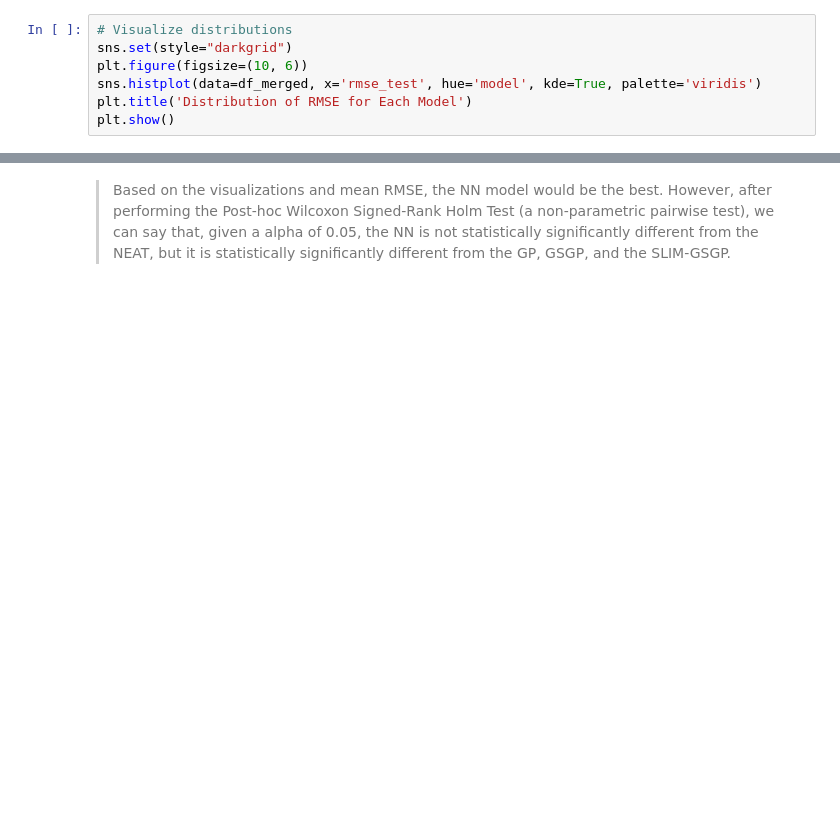
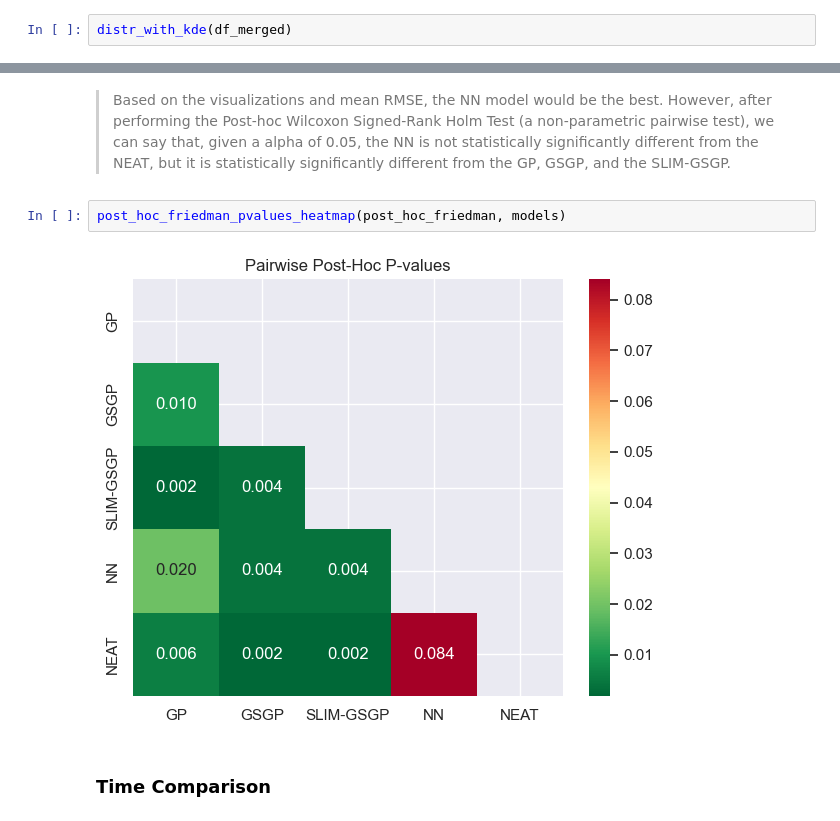
Before and after one commit to LeonardoDiCaterina/Neural_Evo_Learn, a Jupyter notebook: Notebooks/main_all_models.ipynb, the cells around one changed output, grey strips where cells are left out. Drawn from its saved outputs; the diff is of its cells as text; blank space fills up the shorter version.

Commit message:
time comparison, pvalues heatmap, etc

```diff
--- a/Notebooks/main_all_models.ipynb
+++ b/Notebooks/main_all_models.ipynb
@@ -47,10 +58,5 @@ evolution_plots_all(k_outer=10, model_names=models, show_train=False, show_test=
 # %%
-# Visualize distributions
-sns.set(style="darkgrid")
-plt.figure(figsize=(10, 6))
-sns.histplot(data=df_merged, x='rmse_test', hue='model', kde=True, palette='viridis')
-plt.title('Distribution of RMSE for Each Model')
-plt.show()
+distr_with_kde(df_merged)
 # %% [output]
 [figure]
 # %% [markdown]
@@ -116,3 +124,9 @@ SLIM-GSGP    14.281120
 Name: rmse_test, dtype: float64
 # %% [markdown]
 > Based on the visualizations and mean RMSE, the NN model would be the best. However, after performing the Post-hoc Wilcoxon Signed-Rank Holm Test (a non-parametric pairwise test), we can say that, given a alpha of 0.05, the NN is not statistically significantly different from the NEAT, but it is statistically significantly different from the GP, GSGP, and the SLIM-GSGP.
+# %%
+post_hoc_friedman_pvalues_heatmap(post_hoc_friedman, models)
+# %% [output]
+[figure, added]
+# %% [markdown]
+### Time Comparison
```
Also changed, not shown: parts of 11 cells of this notebook, 2 other files.
